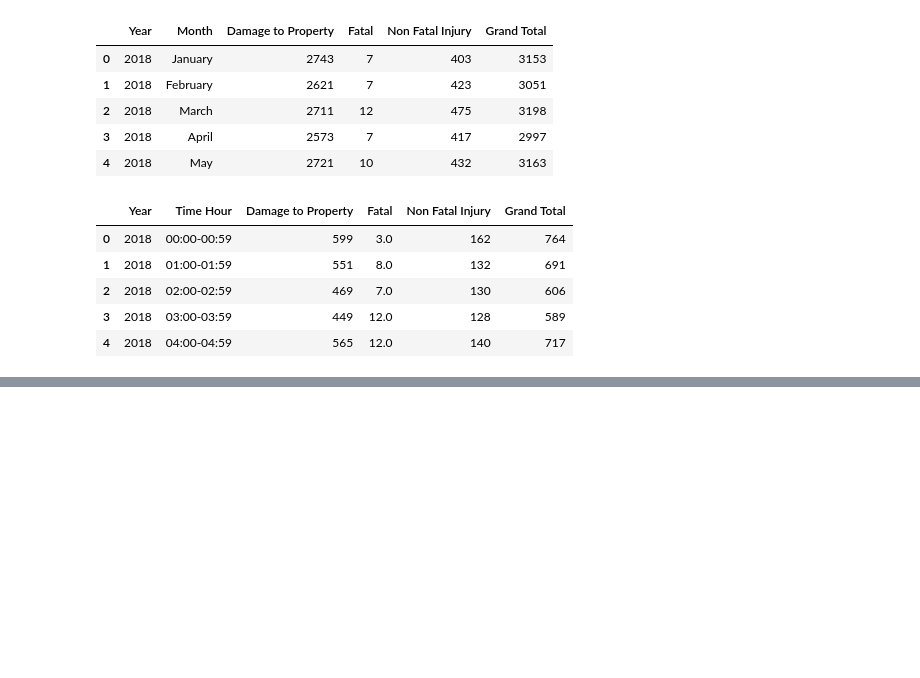
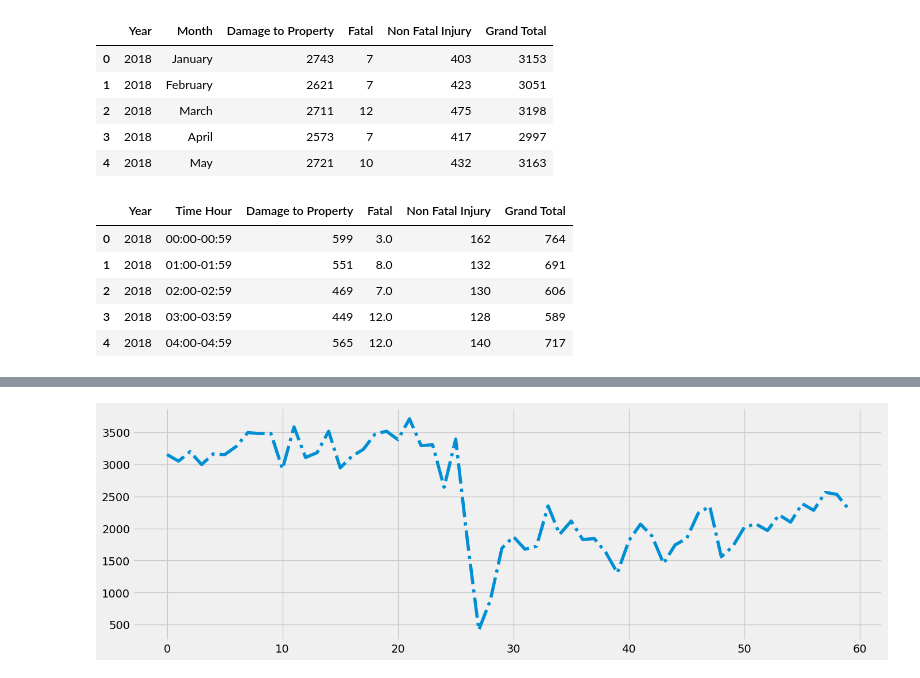
Before and after one commit to MaiJhay/Road-Accidents-In-Quezon-City, a Jupyter notebook: main.ipynb, the cells around one changed output, grey strips where cells are left out. Saved outputs shown, nothing was run; the diff lists cells and outputs as text; code cells hidden in the pictures; blank space fills up the shorter version.

```diff
--- a/main.ipynb
+++ b/main.ipynb
@@ -22,9 +22,9 @@ color_pal = sns.color_palette()
 plt.style.use('fivethirtyeight')
 # %%
 df_month = pd.read_csv(
-    './data/Road Crash Statistics in Quezon City (2018-2022) - Classification by Month per case basis .csv')
+    './data/Road Crash Statistics in Quezon City (2018-2022) - Classification by Month per case basis .csv' , index_col=False)
 df_hour = pd.read_csv(
-    './data/')
+    './data/Road Crash Statistics in Quezon City (2018-2022) - Classification by Time of Day.csv', index_col=False )
 # %%
 df_month.head()
 # %% [output]
@@ -45,0 +48,9 @@ df_hour.head()
+# %%
+DEPENDENT_VARIABLE = "Grand Total"
+# %%
+df_month[DEPENDENT_VARIABLE] =df_month[DEPENDENT_VARIABLE].fillna(0)
+df_month[DEPENDENT_VARIABLE] = df_month[DEPENDENT_VARIABLE].apply(
+    lambda x: 0 if x == 0 or x == '' or x == ' '
+    else float (
+        str(x).replace(',','').replace('',''))
+    )
@@ -45,0 +120,7 @@ df_hour.head()
+# %%
+df_month[DEPENDENT_VARIABLE].plot(style='-.',
+                        figsize=(15, 5),
+                        )
+plt.show()
+# %% [output]
+[figure, added]
```
Also changed, not shown: parts of 7 cells of this notebook.
